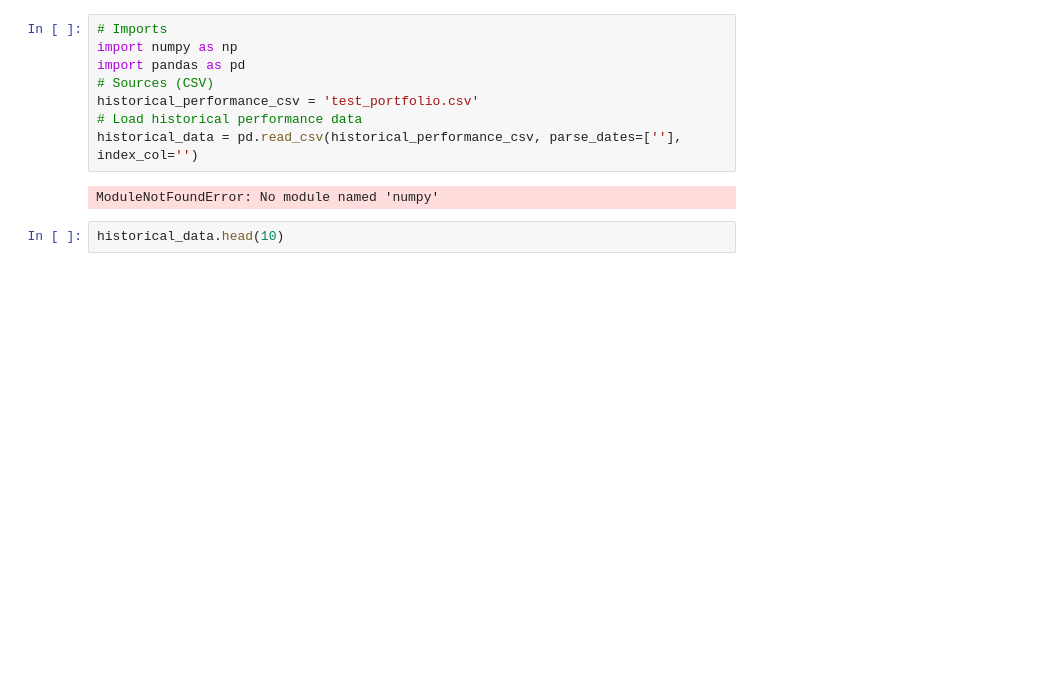
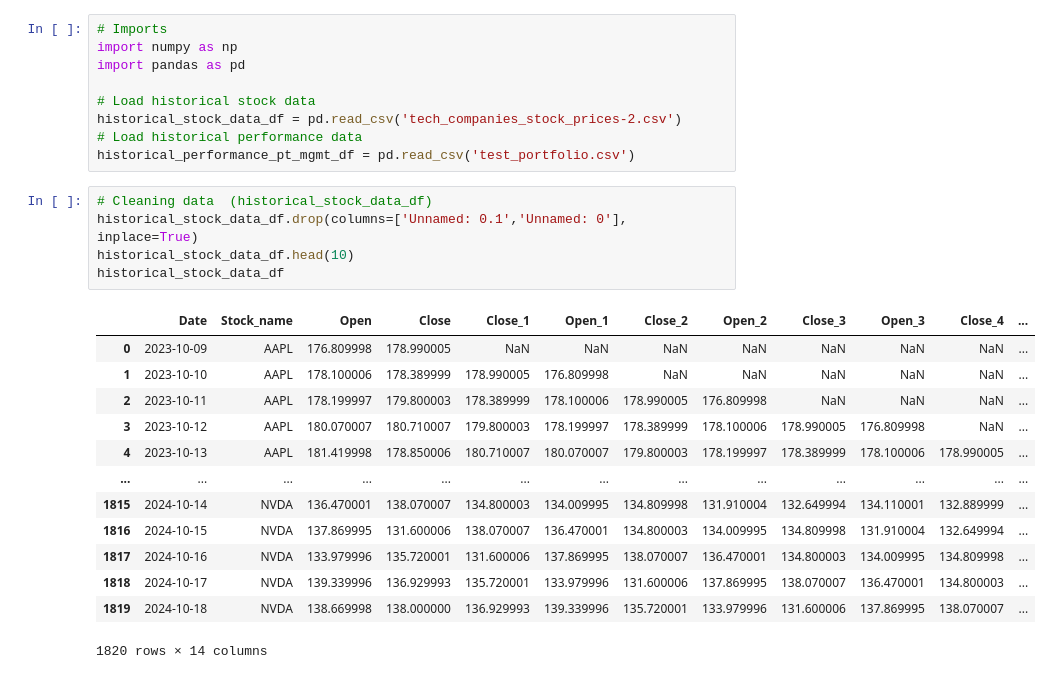
Before and after one commit to yvpierre/sk-intro-python, a Jupyter notebook: EXAM_FINAL/exam_final_pierre_yvenou.ipynb, the cells around one changed output. Drawn from its saved outputs; the diff is of its cells as text; blank space fills up the shorter version.

```diff
--- a/EXAM_FINAL/exam_final_pierre_yvenou.ipynb
+++ b/EXAM_FINAL/exam_final_pierre_yvenou.ipynb
@@ -2,11 +6,27 @@
 # Imports
 import numpy as np
 import pandas as pd
-# Sources (CSV)
-historical_performance_csv = 'test_portfolio.csv'
+
+# Load historical stock data
+historical_stock_data_df = pd.read_csv('tech_companies_stock_prices-2.csv')
 # Load historical performance data
-historical_data = pd.read_csv(historical_performance_csv, parse_dates=[''], index_col='')
+historical_performance_pt_mgmt_df = pd.read_csv('test_portfolio.csv')
-# %% [output]
-ModuleNotFoundError: No module named 'numpy'
-# %%
-historical_data.head(10)
+# %%
+# Cleaning data  (historical_stock_data_df)
+historical_stock_data_df.drop(columns=['Unnamed: 0.1','Unnamed: 0'], inplace=True)
+historical_stock_data_df.head(10)
+historical_stock_data_df
+# %% [output]
+|  | Date | Stock_name | Open | Close | Close_1 | Open_1 | Close_2 | Open_2 | Close_3 | Open_3 | Close_4 | ... |
+| 0 | 2023-10-09 | AAPL | 176.809998 | 178.990005 | NaN | NaN | NaN | NaN | NaN | NaN | NaN | ... |
+| 1 | 2023-10-10 | AAPL | 178.100006 | 178.389999 | 178.990005 | 176.809998 | NaN | NaN | NaN | NaN | NaN | ... |
+| 2 | 2023-10-11 | AAPL | 178.199997 | 179.800003 | 178.389999 | 178.100006 | 178.990005 | 176.809998 | NaN | NaN | NaN | ... |
+| 3 | 2023-10-12 | AAPL | 180.070007 | 180.710007 | 179.800003 | 178.199997 | 178.389999 | 178.100006 | 178.990005 | 176.809998 | NaN | ... |
+| 4 | 2023-10-13 | AAPL | 181.419998 | 178.850006 | 180.710007 | 180.070007 | 179.800003 | 178.199997 | 178.389999 | 178.100006 | 178.990005 | ... |
+| ... | ... | ... | ... | ... | ... | ... | ... | ... | ... | ... | ... | ... |
+| 1815 | 2024-10-14 | NVDA | 136.470001 | 138.070007 | 134.800003 | 134.009995 | 134.809998 | 131.910004 | 132.649994 | 134.110001 | 132.889999 | ... |
+| 1816 | 2024-10-15 | NVDA | 137.869995 | 131.600006 | 138.070007 | 136.470001 | 134.800003 | 134.009995 | 134.809998 | 131.910004 | 132.649994 | ... |
+| 1817 | 2024-10-16 | NVDA | 133.979996 | 135.720001 | 131.600006 | 137.869995 | 138.070007 | 136.470001 | 134.800003 | 134.009995 | 134.809998 | ... |
+| 1818 | 2024-10-17 | NVDA | 139.339996 | 136.929993 | 135.720001 | 133.979996 | 131.600006 | 137.869995 | 138.070007 | 136.470001 | 134.800003 | ... |
+| 1819 | 2024-10-18 | NVDA | 138.669998 | 138.000000 | 136.929993 | 139.339996 | 135.720001 | 133.979996 | 131.600006 | 137.869995 | 138.070007 | ... |
+1820 rows × 14 columns
```
Also changed, not shown: parts of 9 cells of this notebook.
